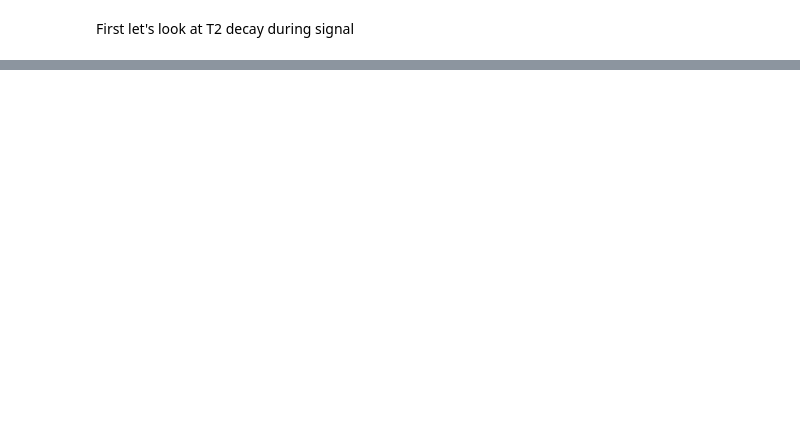
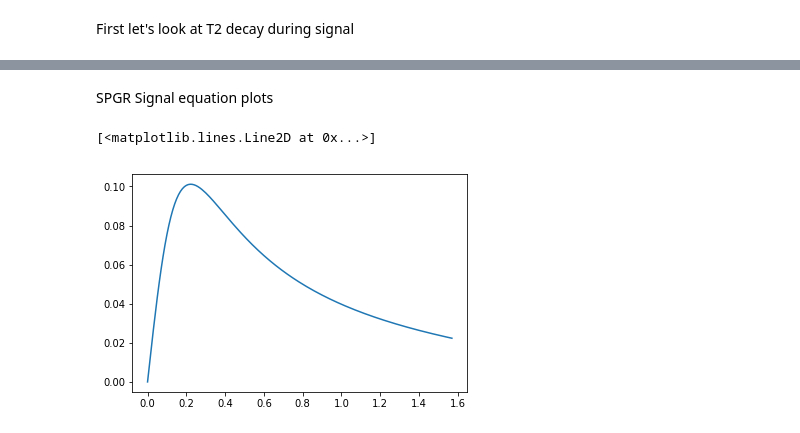
Before and after one commit to danielgebrezgiabhier/MRI-education-resources, a Jupyter notebook: Contrast/MRI Contrast.ipynb, the cells around one changed output, grey strips where cells are left out. Saved outputs shown, nothing was run; the diff lists cells and outputs as text; code cells hidden in the pictures; blank space fills up the shorter version.

```diff
--- a/Contrast/MRI Contrast.ipynb
+++ b/Contrast/MRI Contrast.ipynb
@@ -89,3 +37,20 @@ imshow(randn(100,100))
+# %% [markdown]
+SPGR Signal equation plots
+# %%
+T1 = .8
+TR = .02  # mess around with this value
+E1 = np.exp(-TR/T1)
+
+T2 = 0.1
+TE = 0.01
+
+flip = np.arange(0,np.pi/2,0.01)
+S = np.sin(flip) * np.exp(-TE/T2) * (1-E1) / (1-E1*np.cos(flip))
+
+plt.plot(flip,S)
+# %% [output]
+[<matplotlib.lines.Line2D at 0x...>]
+[figure, added]
 # %%
 %lsmagic
 # %% [output]
```
Also changed, not shown: parts of 18 cells of this notebook.
